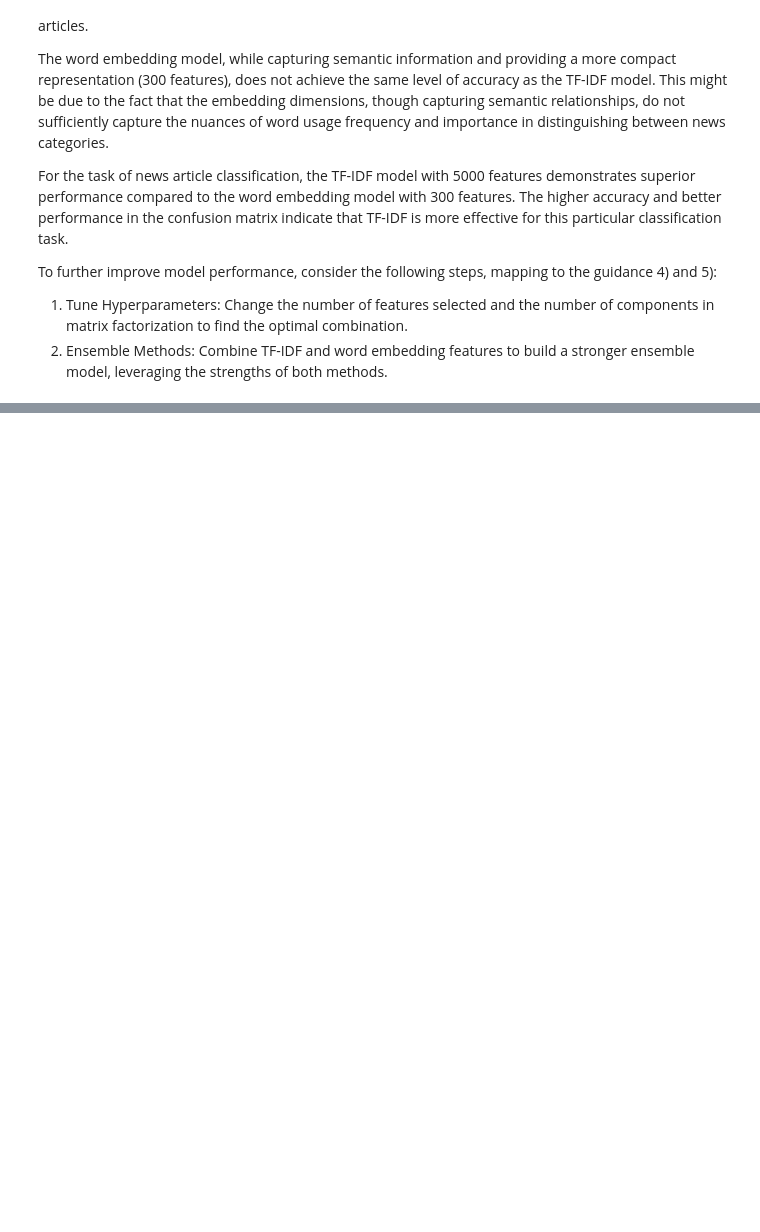
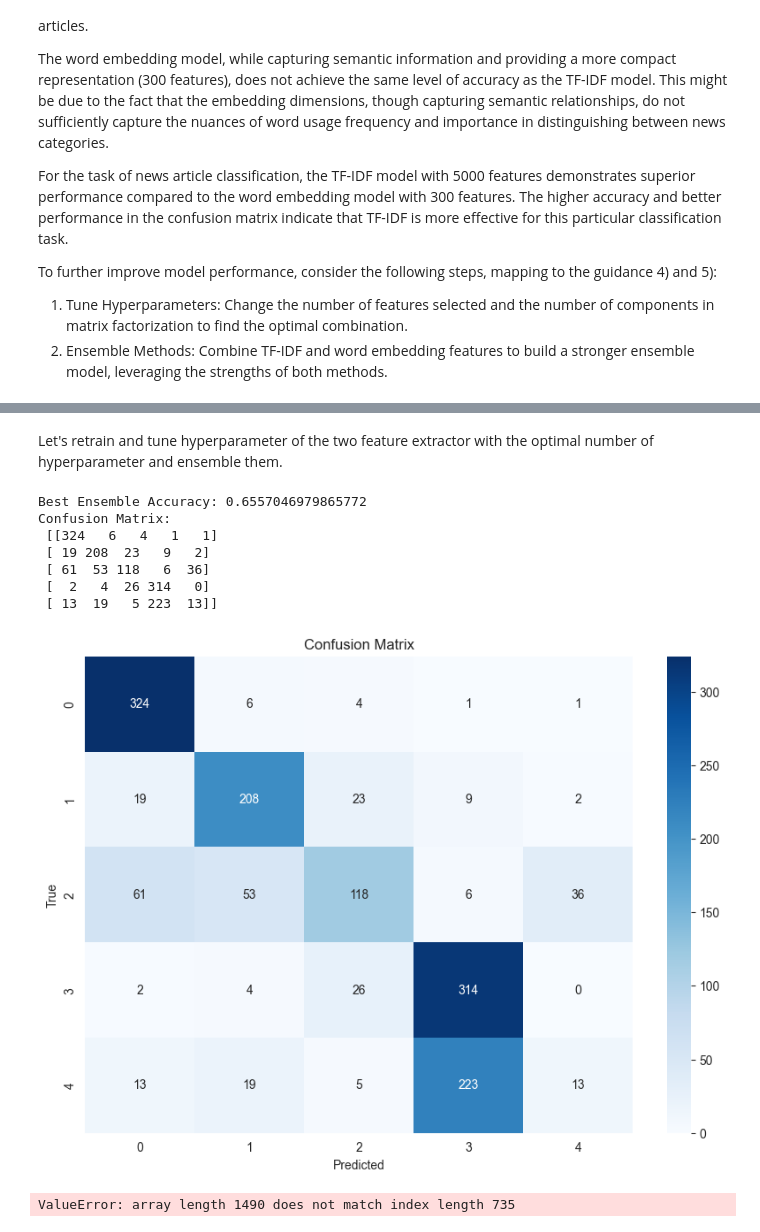
Before and after one commit to scihhl/BBC-news-classification, a Jupyter notebook: text_handle.ipynb, the cells around one changed output, grey strips where cells are left out. Saved outputs shown, nothing was run; the diff lists cells and outputs as text; code cells hidden in the pictures; blank space fills up the shorter version.

```diff
--- a/text_handle.ipynb
+++ b/text_handle.ipynb
@@ -800,6 +730,7 @@ Submission file created: submission.csv
 The submission above scored 0.78367 according to the website of kaggle, which is close to the performance of training data.
 # %%
 embedding_trainer = ModelTrainer(embedding_extractor)
-embedding_trainer.evaluate_performance(true_labels)
-embedding_trainer.predict_new()
+embedding_trainer.train_model(plot=True)
+embedding_trainer.predict_test_data()
+#embedding_trainer.submit_to_kaggle('learn-ai-bbc', 'submission.csv', 'Message')
 # %% [output]
@@ -839,5 +780,22 @@ Best params: 2500 with accuracy: 0.8187919463087249
 # %%
 # Hyperparameter tuning
-num_features_list = [5*i for i in range(59,0,-1)]
-best_num_features, best_accuracy = embedding_trainer.tune_hyperparameters(true_labels, num_features_list)
-embedding_trainer.plot_performance_log()
+embedding_features_list = [5*i for i in range(59,0,-1)]
+best_embedding_trainer = None
+best_embedding_accuracy = 0
+embedding_num_features, embedding_accuracies = [], []
+
+for embedding_features in embedding_features_list:
+    embedding_extractor = EmbeddingFeatureExtractor(cleaner, trim_features=tfidf_features)
+    embedding_extractor.extract_features()
+    embedding_trainer = ModelTrainer(embedding_extractor)
+    embedding_trainer.train_model()
+    accuracy = embedding_trainer.accuracy
+    embedding_accuracies.append(accuracy)
+    embedding_num_features.append(embedding_features)
+    if best_embedding_accuracy < accuracy:
+        best_trainer = embedding_trainer
+    else:
+        del tfidf_trainer
+        del tfidf_extractor
+    gc.collect()
+ModelTrainer.plot_performance_log(embedding_num_features,embedding_accuracies)
@@ -846,0 +913,26 @@ Best params: 100 with accuracy: 0.8718120805369127
+# %% [markdown]
+Let's retrain and tune hyperparameter of the two feature extractor with the optimal number of hyperparameter and ensemble them.
+# %%
+# 实例化 EnsembleTrainer
+ensemble_trainer = EnsembleTrainer(tfidf_trainer, embedding_trainer)
+# 聚合预测
+all_predictions = ensemble_trainer.aggregate_predictions(tfidf_trainer.true_labels)
+combined_pred = ensemble_trainer.weighted_vote_combine_predictions(all_predictions)
+ensemble_accuracy, ensemble_conf_matrix = ensemble_trainer.evaluate_ensemble(tfidf_trainer.true_labels, combined_pred)
+
+# 打印集成模型的准确性和混淆矩阵
+print(f"Ensemble Accuracy: {ensemble_accuracy}")
+print("Ensemble Confusion Matrix:")
+
+# 预测新数据并生成提交文件
+ensemble_trainer.predict_new()
+# %% [output]
+Best Ensemble Accuracy: 0.6557046979865772
+Confusion Matrix:
+ [[324   6   4   1   1]
+ [ 19 208  23   9   2]
+ [ 61  53 118   6  36]
+ [  2   4  26 314   0]
+ [ 13  19   5 223  13]]
+[figure, added]
+ValueError: array length 1490 does not match index length 735
```
Also changed, not shown: parts of 19 cells of this notebook.
